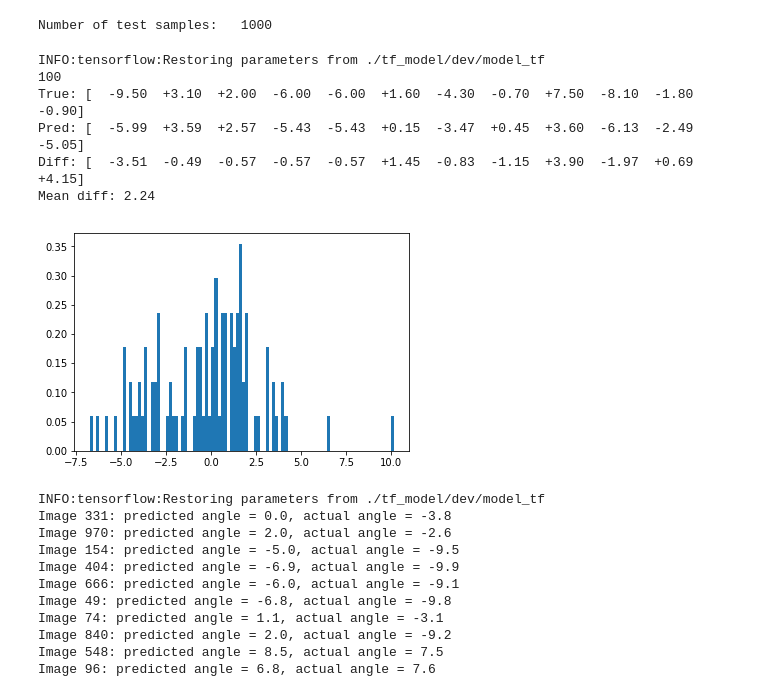
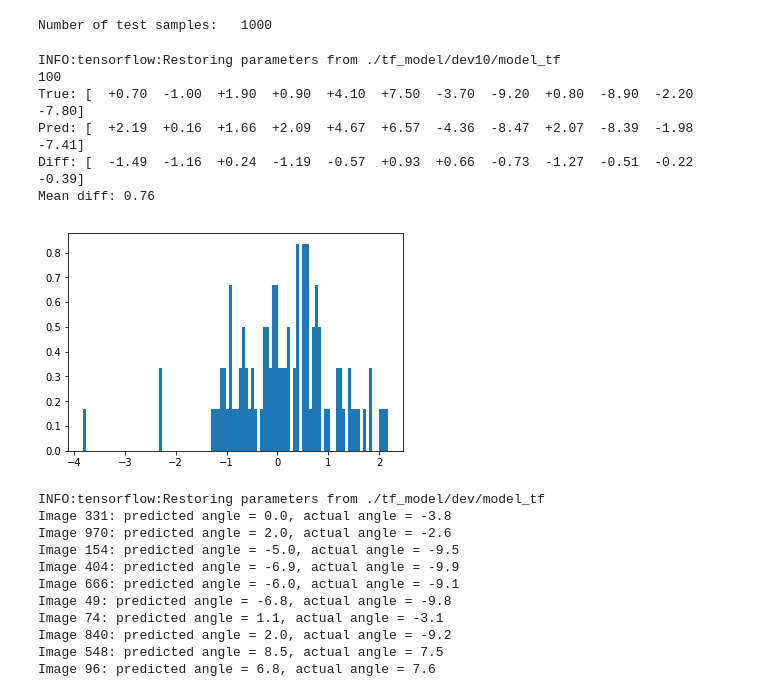
Before and after one commit to feklistoff/Guess-Angle-CNN-Project, a Jupyter notebook: model_tf.ipynb, the cells around one changed output. Saved outputs shown, nothing was run; the diff lists cells and outputs as text; code cells hidden in the pictures.

```diff
--- a/model_tf.ipynb
+++ b/model_tf.ipynb
@@ -58,7 +58,7 @@ print(len(labels))
 # %%
 # constants
 size = 128 # images sape 128x128
-epochs = 20
+epochs = 200
 learning_rate = 1e-3
 # %%
 # tensorflow graph placeholders
@@ -156,10 +156,10 @@ with tf.Session() as sess:
     print("learning rate: ", learning_rate)
 
     for epoch in range(epochs):
-#         if (epoch + 1) != epochs and (epoch + 1) % 50 == 0:
-#             learning_rate *= 0.1
-#             print("New learning rate: ", learning_rate)
-#             print()
+        if (epoch + 1) != epochs and (epoch + 1) % 50 == 0:
+            learning_rate *= 0.3
+            print("New learning rate: ", learning_rate)
+            print()
 
         # training
         batch_imgs, batch_lbls = data_train.get_next_batch()
@@ -174,19 +174,19 @@ with tf.Session() as sess:
 
         loss_plot.append((training_loss, validation_loss))
 
-        def print_values(title, values):
-            s = "".join(["%+7.2f" % v for v in values])
-            print(title + "[%s]" % s)
-        print_values("True: ", batch_lbls[:12])
-        print_values("Pred: ", pred[:12])
+#         def print_values(title, values):
+#             s = "".join(["%+7.2f" % v for v in values])
+#             print(title + "[%s]" % s)
+#         print_values("True: ", batch_lbls[:12])
+#         print_values("Pred: ", pred[:12])
 
-#         if epoch % 50 == 0:
-        print("EPOCH {} ...".format(epoch + 1))
-        print("Train loss =", training_loss, ", Valid loss =", validation_loss)
+        if epoch % 25 == 0:
+            print("EPOCH {} ...".format(epoch + 1))
+            print("Train loss =", training_loss, ", Valid loss =", validation_loss)
 
     plot_loss = pd.DataFrame(loss_plot, columns=['train_loss', 'valid_loss'])
 
-    saver.save(sess, './tf_model/dev/model_tf')
+    saver.save(sess, './tf_model/dev10/model_tf')
     print("Model saved")
 # %% [output]
 Training...
@@ -225,32 +225,32 @@ Number of test samples:   1000
 # %%
 # evaluate model
 with tf.Session() as sess:
-    loader = tf.train.import_meta_graph('./tf_model/dev/model_tf.meta')
-    loader.restore(sess, tf.train.latest_checkpoint('./tf_model/dev'))
+    loader = tf.train.import_meta_graph('./tf_model/dev10/model_tf.meta')
+    loader.restore(sess, tf.train.latest_checkpoint('./tf_model/dev10'))
 
     test_batch_imgs, test_batch_lbls = data_test.get_next_batch()
     print(len(test_batch_imgs))
 
     predictions = sess.run(prediction, feed_dict={images_ph: test_batch_imgs,
                                                   angles_ph: test_batch_lbls})
     # print(predictions)
     def print_values(title, values):
         s = "".join(["%+7.2f" % v for v in values])
         print(title + "[%s]" % s)
     print_values("True: ", test_batch_lbls[:12])
     print_values("Pred: ", predictions[:12])
     print_values("Diff: ", test_batch_lbls[:12]-predictions[:12])
     print("Mean diff: %.2f" % np.mean(np.abs(test_batch_lbls-predictions)))
     plt.hist(predictions-test_batch_lbls, bins=100, normed=True)
     plt.show()
 # %% [output]
-INFO:tensorflow:Restoring parameters from ./tf_model/dev/model_tf
+INFO:tensorflow:Restoring parameters from ./tf_model/dev10/model_tf
 100
-True: [  -9.50  +3.10  +2.00  -6.00  -6.00  +1.60  -4.30  -0.70  +7.50  -8.10  -1.80  -0.90]
-Pred: [  -5.99  +3.59  +2.57  -5.43  -5.43  +0.15  -3.47  +0.45  +3.60  -6.13  -2.49  -5.05]
-Diff: [  -3.51  -0.49  -0.57  -0.57  -0.57  +1.45  -0.83  -1.15  +3.90  -1.97  +0.69  +4.15]
-Mean diff: 2.24
+True: [  +0.70  -1.00  +1.90  +0.90  +4.10  +7.50  -3.70  -9.20  +0.80  -8.90  -2.20  -7.80]
+Pred: [  +2.19  +0.16  +1.66  +2.09  +4.67  +6.57  -4.36  -8.47  +2.07  -8.39  -1.98  -7.41]
+Diff: [  -1.49  -1.16  +0.24  -1.19  -0.57  +0.93  +0.66  -0.73  -1.27  -0.51  -0.22  -0.39]
+Mean diff: 0.76
-[figure, old version]
+[figure, new version]
 # %%
 random.seed(7)
 idx = []
```
Also changed, not shown: parts of 2 cells of this notebook.
